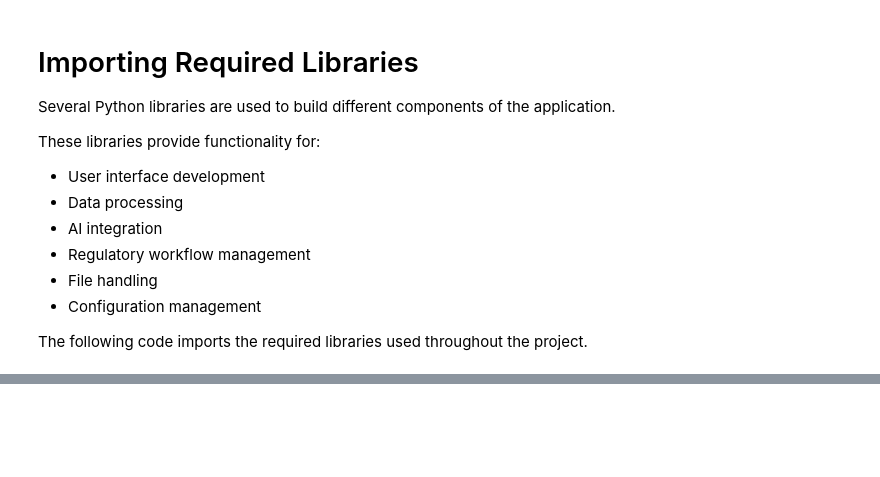
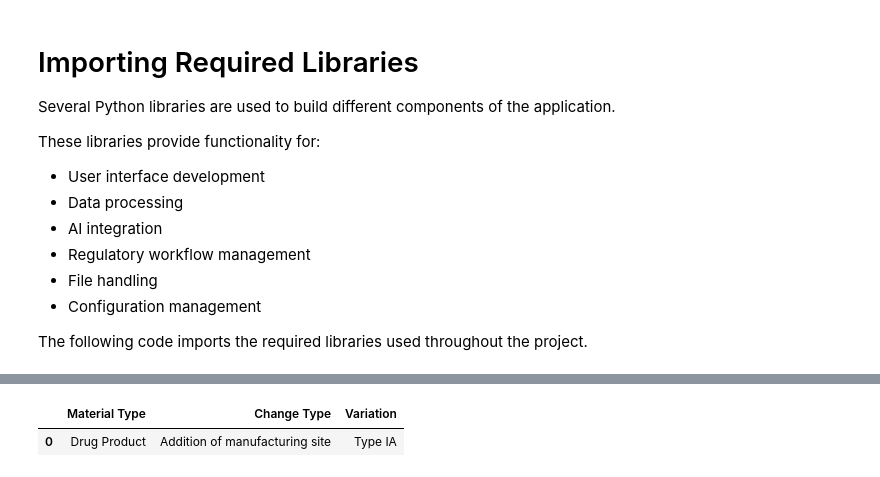
Before and after one commit to chetansaxena1-collab/PAC-Human-in-the-loop-Agentic-AI, a Jupyter notebook: Chetan saxena_Batch_2_PAC_Regulatory_Intelligence_Platform_Capstone.ipynb, the cells around one changed output, grey strips where cells are left out. Saved outputs shown, nothing was run; the diff lists cells and outputs as text; code cells hidden in the pictures; blank space fills up the shorter version.

```diff
--- a/Chetan saxena_Batch_2_PAC_Regulatory_Intelligence_Platform_Capstone.ipynb
+++ b/Chetan saxena_Batch_2_PAC_Regulatory_Intelligence_Platform_Capstone.ipynb
@@ -77,0 +539,11 @@ The following code imports the required libraries used throughout the project.
+# %%
+# Example Filtering
+
+material = "Drug Product"
+
+filtered_df = df[df["Material Type"] == material]
+
+filtered_df
+# %% [output]
+|  | Material Type | Change Type | Variation |
+| 0 | Drug Product | Addition of manufacturing site | Type IA |
```
Also changed, not shown: parts of 47 cells of this notebook, 3 other files.
